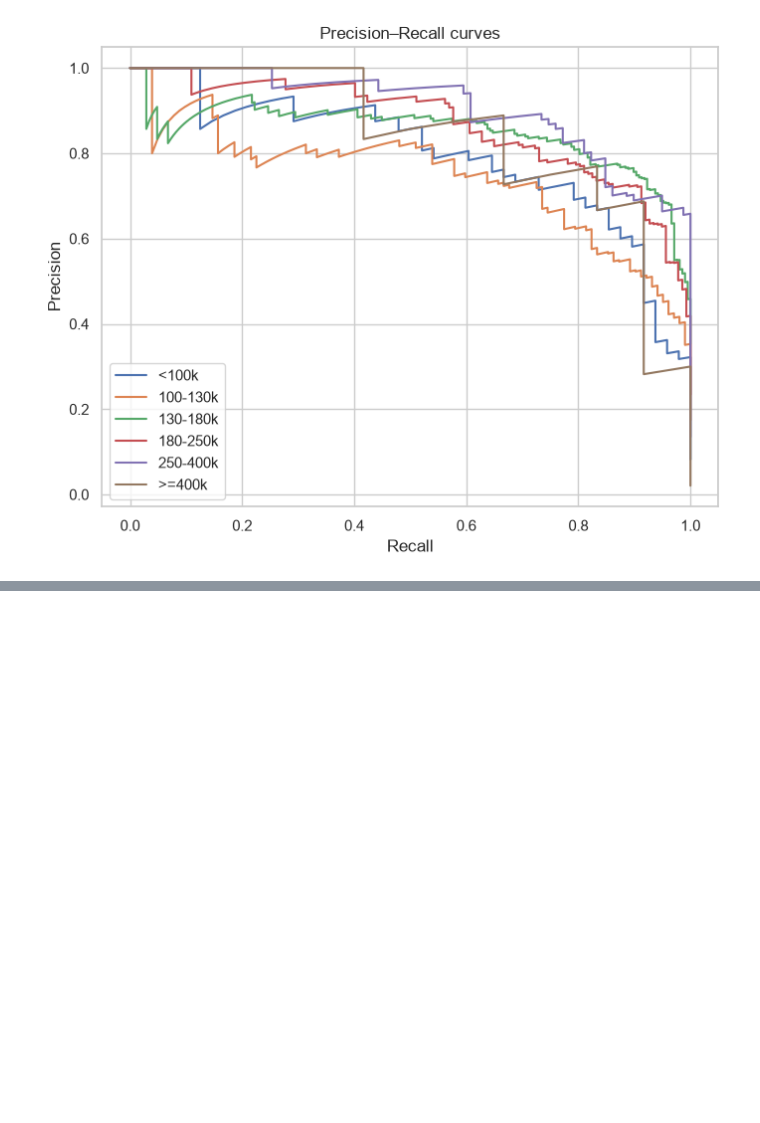
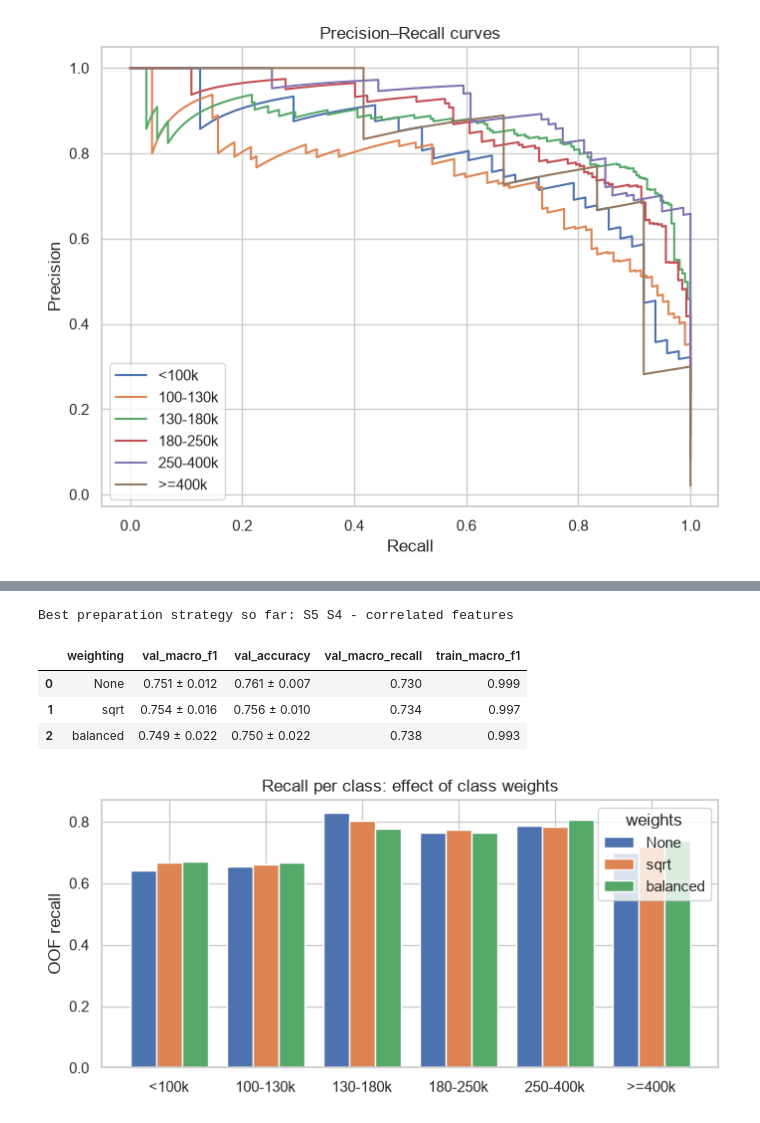
Before and after one commit to biancaholobica/ML, a Jupyter notebook: L2/L2.ipynb, the cells around one changed output, grey strips where cells are left out. Cells and saved outputs as stored; diff of their text form; code cells hidden in the pictures; blank space fills up the shorter version.

```diff
--- a/L2/L2.ipynb
+++ b/L2/L2.ipynb
@@ -602,0 +668,34 @@ plt.show()
+# %%
+BEST_STRATEGY_NAME = strat_table.iloc[:5].sort_values("_f1", ascending=False).iloc[0]["strategy"]
+print("Best preparation strategy so far:", BEST_STRATEGY_NAME)
+X_best_all = strategies.get(BEST_STRATEGY_NAME, X_all)
+Xb_train = X_best_all.loc[idx_train]
+
+rows = []
+for mode in [None, "sqrt", "balanced"]:
+    r = cv_eval(Xb_train, y_train, weight_mode=mode)
+    rows.append(dict(weighting=str(mode),
+                     val_macro_f1=pm(r.loc["val_macro_f1", "mean"], r.loc["val_macro_f1", "std"]),
+                     val_accuracy=pm(r.loc["val_accuracy", "mean"], r.loc["val_accuracy", "std"]),
+                     val_macro_recall=round(r.loc["val_recall", "mean"], 3),
+                     train_macro_f1=round(r.loc["train_macro_f1", "mean"], 3)))
+display(pd.DataFrame(rows))
+
+fig, ax = plt.subplots(figsize=(8, 3.5))
+width = 0.27
+for j, mode in enumerate([None, "sqrt", "balanced"]):
+    pr = np.zeros(len(y_train), dtype=int)
+    for tr, va in StratifiedKFold(5, shuffle=True, random_state=RANDOM_STATE).split(Xb_train, y_train):
+        w = None if mode is None else (compute_sample_weight("balanced", y_train.iloc[tr]) if mode == "balanced"
+                                       else np.sqrt(compute_sample_weight("balanced", y_train.iloc[tr])))
+        pr[va] = fit_model(BASE_PARAMS, Xb_train.iloc[tr], y_train.iloc[tr], w).predict(Xb_train.iloc[va])
+    ax.bar(np.arange(6) + (j - 1) * width, recall_score(y_train, pr, average=None), width, label=str(mode))
+ax.set_xticks(range(6)); ax.set_xticklabels(CLASS_NAMES); ax.set_ylabel("OOF recall")
+ax.set_title("Recall per class: effect of class weights"); ax.legend(title="weights"); plt.show()
+# %% [output]
+Best preparation strategy so far: S5 S4 - correlated features
+|  | weighting | val_macro_f1 | val_accuracy | val_macro_recall | train_macro_f1 |
+| 0 | None | 0.751 ± 0.012 | 0.761 ± 0.007 | 0.730 | 0.999 |
+| 1 | sqrt | 0.754 ± 0.016 | 0.756 ± 0.010 | 0.734 | 0.997 |
+| 2 | balanced | 0.749 ± 0.022 | 0.750 ± 0.022 | 0.738 | 0.993 |
+[figure, added]
```
Also changed, not shown: parts of 12 cells of this notebook, 1 other file.
